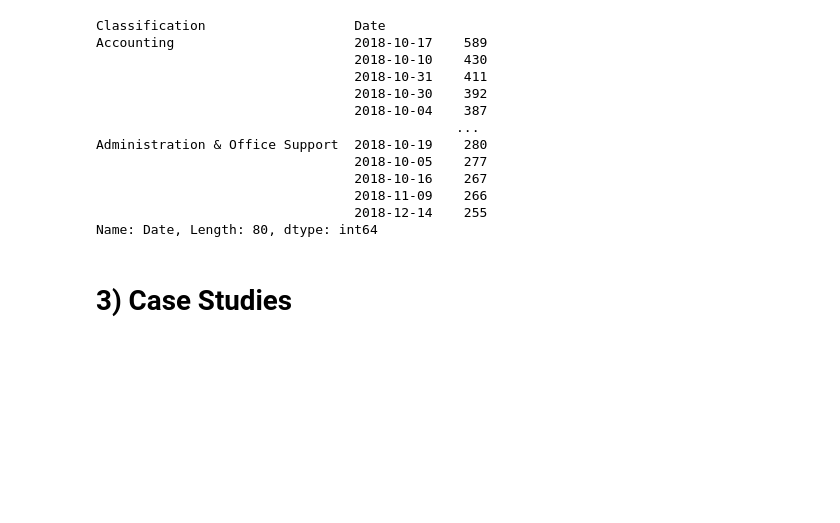
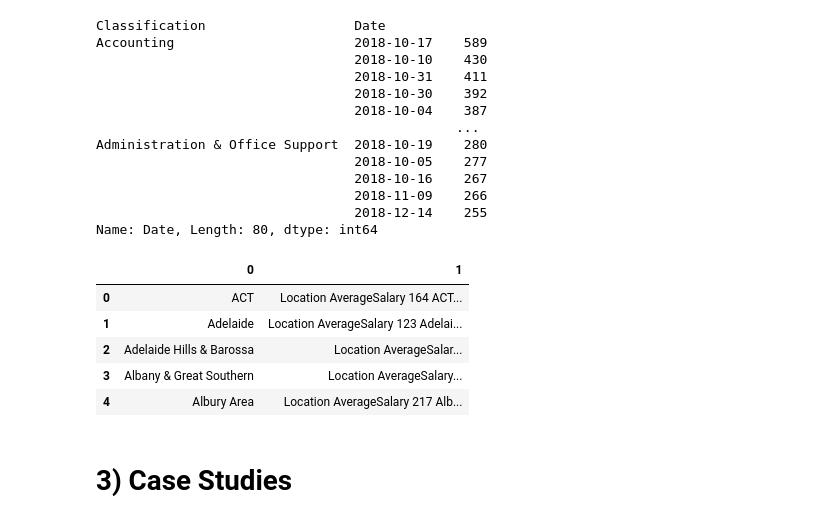
Before and after one commit to RyanWillie/Big-Data-Assignment, a Jupyter notebook: Notebook.ipynb, the cells around one changed output. Drawn from its saved outputs; the diff is of its cells as text; code cells hidden in the pictures; blank space fills up the shorter version.

```diff
--- a/Notebook.ipynb
+++ b/Notebook.ipynb
@@ -385,6 +391,19 @@ Administration & Office Support  2018-10-19    280
                                  2018-11-09    266
                                  2018-12-14    255
 Name: Date, Length: 80, dtype: int64
+# %%
+Salary_NumListings = pd.DataFrame(df[['Location', 'AverageSalary']].groupby('Location'))
+city_counts = df['Location'].value_counts()
+frame = [Salary_NumListings, city_counts]
+result = pd.concat(frame)
+result.head(5)
+# %% [output]
+|  | 0 | 1 |
+| 0 | ACT | Location AverageSalary 164 ACT... |
+| 1 | Adelaide | Location AverageSalary 123 Adelai... |
+| 2 | Adelaide Hills & Barossa | Location AverageSalar... |
+| 3 | Albany & Great Southern | Location AverageSalary... |
+| 4 | Albury Area | Location AverageSalary 217 Alb... |
 # %% [markdown]
 # 3) Case Studies
 # %% [markdown]
```
Also changed, not shown: parts of 10 cells of this notebook, 8 other files.
